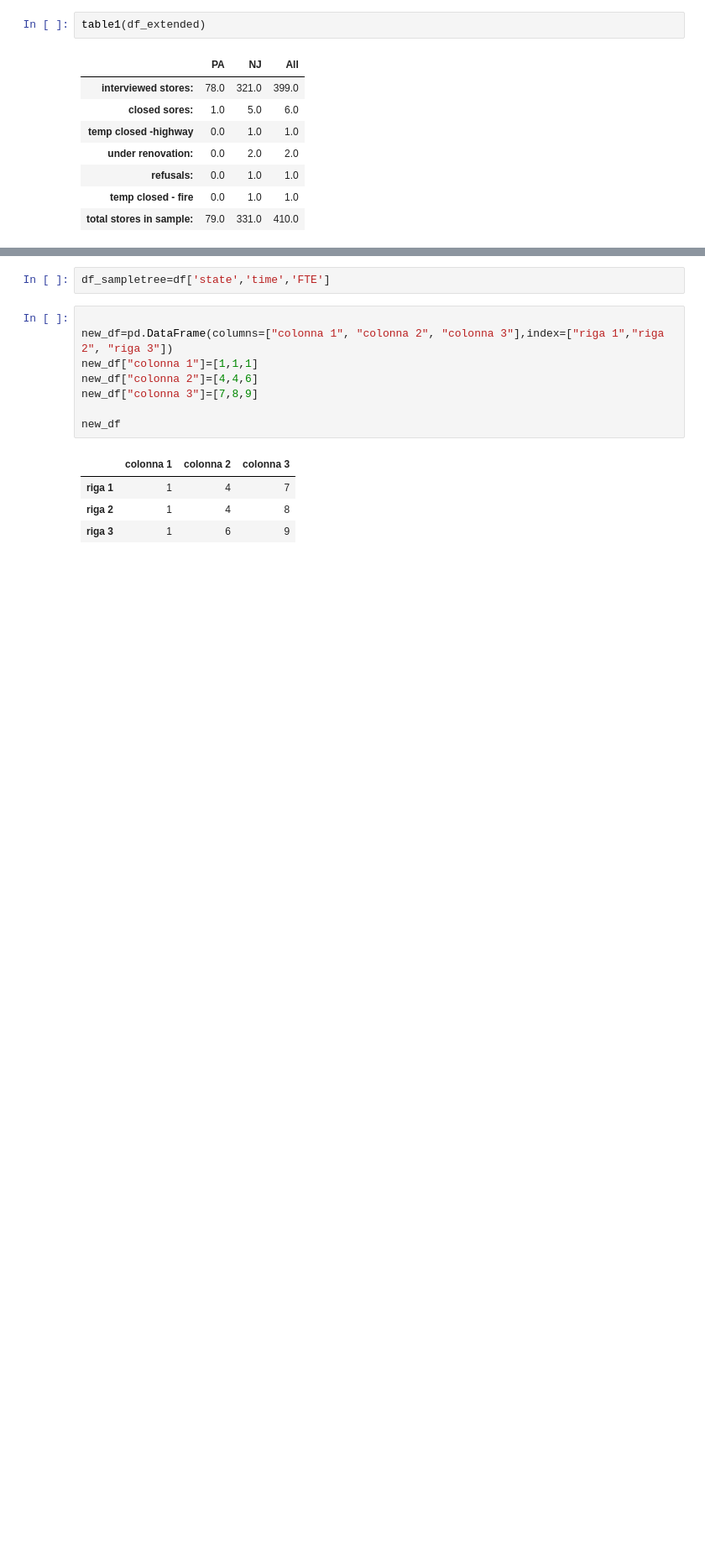
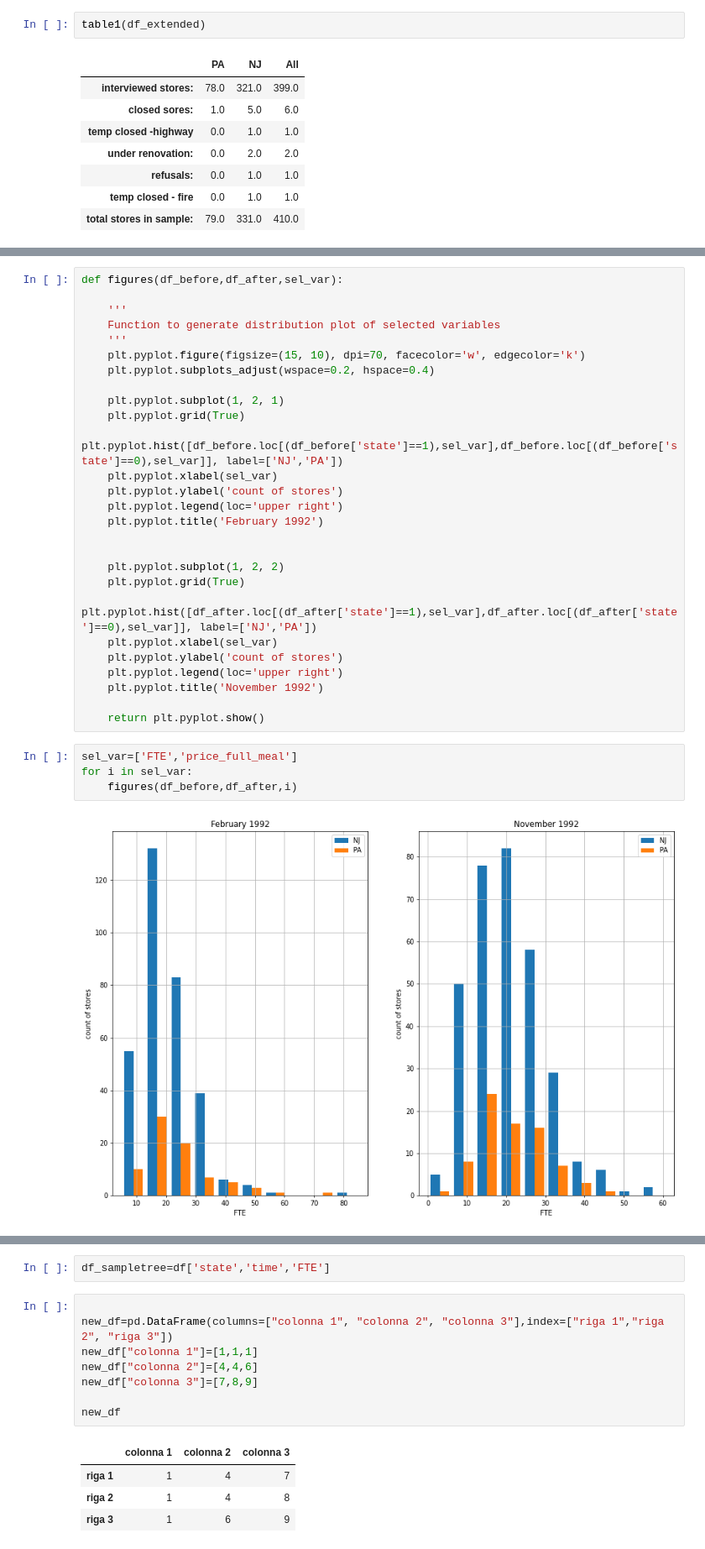
Before and after one commit to edoardofalchi/ose-data-science-course-projeect-edoardofalchi, a Jupyter notebook: Card_Krueger_1994.ipynb, the cells around one changed output, grey strips where cells are left out. Shown at 84% size. Saved outputs shown, nothing was run; the diff lists cells and outputs as text; blank space fills up the shorter version.

```diff
--- a/Card_Krueger_1994.ipynb
+++ b/Card_Krueger_1994.ipynb
@@ -400,0 +411,33 @@ figure1(df_before,df_after)
+# %%
+def figures(df_before,df_after,sel_var):
+
+    '''
+    Function to generate distribution plot of selected variables
+    '''
+    plt.pyplot.figure(figsize=(15, 10), dpi=70, facecolor='w', edgecolor='k')
+    plt.pyplot.subplots_adjust(wspace=0.2, hspace=0.4)
+
+    plt.pyplot.subplot(1, 2, 1)
+    plt.pyplot.grid(True)
+    plt.pyplot.hist([df_before.loc[(df_before['state']==1),sel_var],df_before.loc[(df_before['state']==0),sel_var]], label=['NJ','PA'])
+    plt.pyplot.xlabel(sel_var)
+    plt.pyplot.ylabel('count of stores')
+    plt.pyplot.legend(loc='upper right')
+    plt.pyplot.title('February 1992')
+
+
+    plt.pyplot.subplot(1, 2, 2)
+    plt.pyplot.grid(True)
+    plt.pyplot.hist([df_after.loc[(df_after['state']==1),sel_var],df_after.loc[(df_after['state']==0),sel_var]], label=['NJ','PA'])
+    plt.pyplot.xlabel(sel_var)
+    plt.pyplot.ylabel('count of stores')
+    plt.pyplot.legend(loc='upper right')
+    plt.pyplot.title('November 1992')
+
+    return plt.pyplot.show()
+# %%
+sel_var=['FTE','price_full_meal']
+for i in sel_var:
+    figures(df_before,df_after,i)
+# %% [output]
+[figure, added]
```
Also changed, not shown: parts of 30 cells of this notebook.
